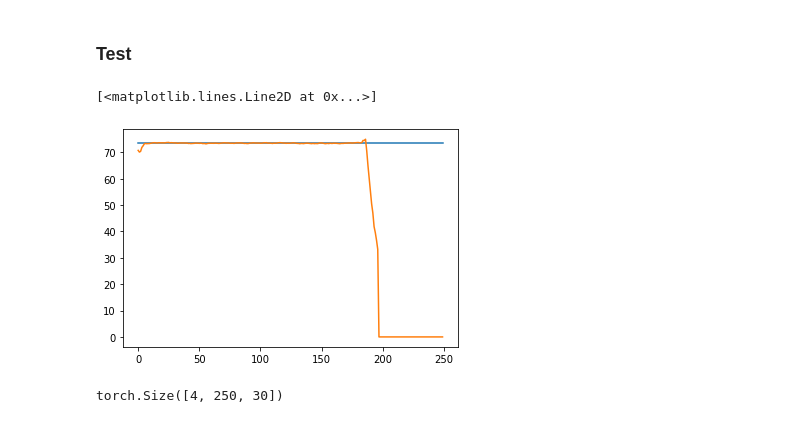
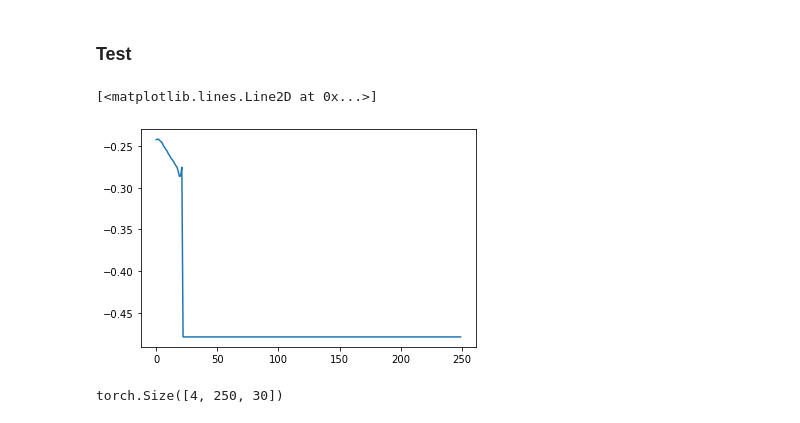
Before and after one commit to nabsara/deep-eurorack-control, a Jupyter notebook: notebooks/Untitled.ipynb, the cells around one changed output. Cells and saved outputs as stored; diff of their text form; code cells hidden in the pictures.

```diff
--- a/notebooks/Untitled.ipynb
+++ b/notebooks/Untitled.ipynb
@@ -28,7 +31,7 @@ from deep_eurorack_control.models.ddsp.ops import *
 from deep_eurorack_control.helpers.ddsp import *
 dataset = NSynth_ddsp(dataset_dir)
 data_loader = DataLoader(dataset, batch_size=4, shuffle=True)
-decoder = Decoder(50,65,n_hidden=512)
+decoder = Decoder(50,65,n_hidden=512,n_z=16)
 # %%
 mini_batch = next(iter(data_loader))
 
@@ -41,12 +45,11 @@ pitch2 = upsample(pitch,64000)
 # %%
-pitch2 = pitch[:,10:30].mean(axis=1,keepdims=True)*torch.ones_like(pitch)
+harmonics,filters,f0 = decoder.forward(pitch,loud,res=torch.rand_like(pitch))
 # %%
-idx = 3
-plt.plot(pitch2[idx])
-plt.plot(pitch[idx])
+plt.plot(f0.detach()[0])
+# plt.plot(pitch_avg[0])
 # %% [output]
 [<matplotlib.lines.Line2D at 0x...>]
-[figure, old version]
+[figure, new version]
 # %%
 signal_in = audio.reshape(audio.shape[0],-1)
 nfft = 1024
```
Also changed, not shown: parts of 2 cells of this notebook, 2 other files.
